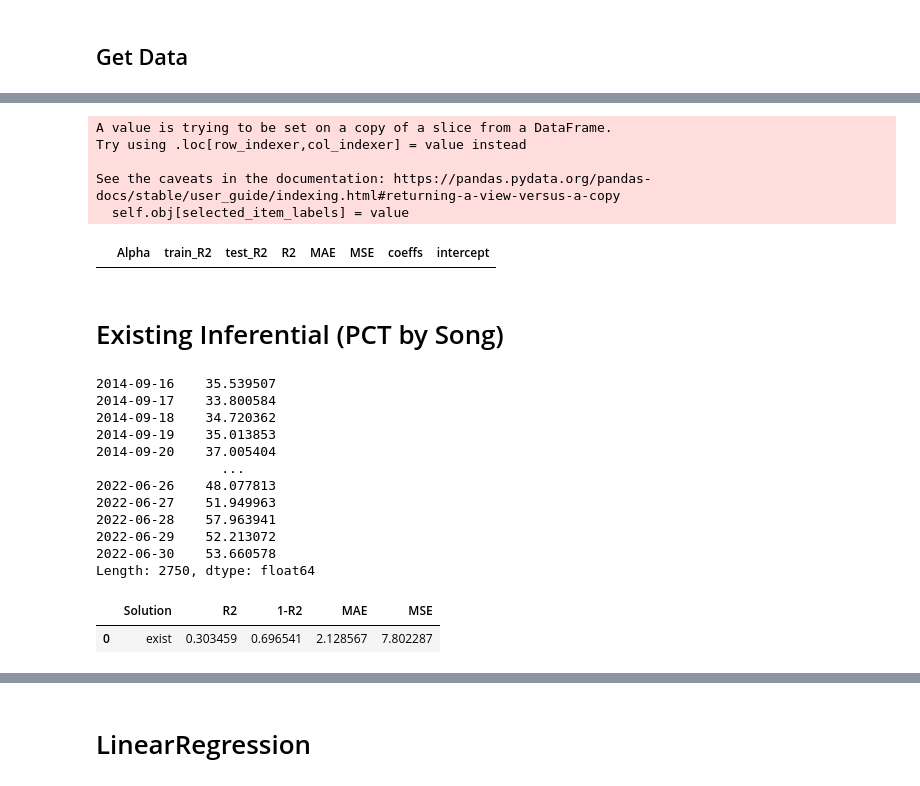
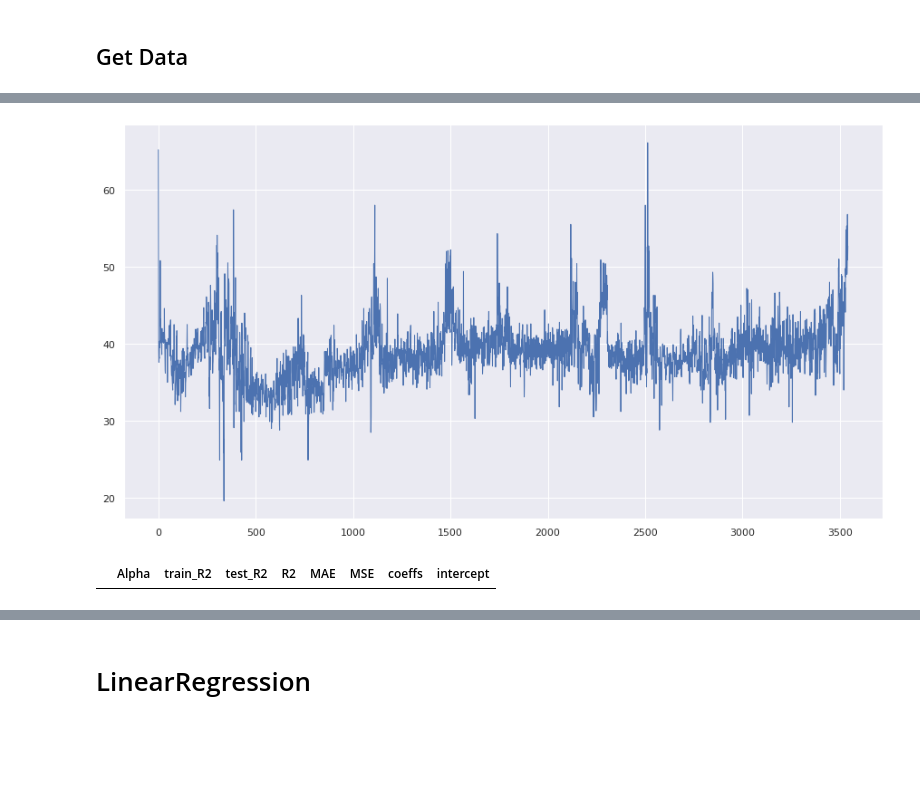
Before and after one commit to hoonzi-s/APC, a Jupyter notebook: #1ALK_213BTMRVP_R6.ipynb, the cells around one changed output, grey strips where cells are left out. Saved outputs shown, nothing was run; the diff lists cells and outputs as text; code cells hidden in the pictures; blank space fills up the shorter version.

```diff
--- a/#1ALK_213BTMRVP_R6.ipynb
+++ b/#1ALK_213BTMRVP_R6.ipynb
@@ -54,56 +55,21 @@ memory usage: 107.5+ KB
 data_origin.columns = ['RVP', 'T', 'P', 'F', 'R']
 data = data_origin[(data_origin.iloc[:, 0] < 70) & (data_origin.iloc[:, 1] > 120)]
 data['RF'] = data['R'] / data['F']
+data = data.iloc[1100:, :]
+# x = data[['T', 'P', 'F', 'R', 'RF']]
+x = data[['T', 'P', 'F', 'RF']]
+y = data['RVP']
 # data.iloc[:, 1] += 273.15     # to Absolute
 # data.iloc[:, 2] += 101.325    # to Absolute
 # lab = data.iloc[:, 0]
-# %% [output]
-A value is trying to be set on a copy of a slice from a DataFrame.
-Try using .loc[row_indexer,col_indexer] = value instead
-
-See the caveats in the documentation: https://pandas.pydata.org/pandas-docs/stable/user_guide/indexing.html#returning-a-view-versus-a-copy
-  self.obj[selected_item_labels] = value
+# %%
+plt.figure(figsize = (15, 8))
+plt.plot(np.arange(len(y)), data.RVP, lw = 1)
+plt.show()
+# %% [output]
+[figure, added]
 # %%
 results = pd.DataFrame(columns=['Alpha', 'train_R2', 'test_R2', 'R2', 'MAE', 'MSE', 'coeffs', 'intercept'])
 results
 # %% [output]
 |  | Alpha | train_R2 | test_R2 | R2 | MAE | MSE | coeffs | intercept |
-# %% [markdown]
-# Existing Inferential (PCT by Song)
-# %%
-T = data['T']
-P = data['P']/101.325
-lnP = np.log(P)
-
-exist = np.exp(51.596*(311-T*(16052-1902*lnP)/(16052-P*lnP))/(1902-T*(16052-1902*lnP)/(16052-P*lnP)))*101.325-4.50907
-exist
-# %% [output]
-2014-09-16    35.539507
-2014-09-17    33.800584
-2014-09-18    34.720362
-2014-09-19    35.013853
-2014-09-20    37.005404
-                ...
-2022-06-26    48.077813
-2022-06-27    51.949963
-2022-06-28    57.963941
-2022-06-29    52.213072
-2022-06-30    53.660578
-Length: 2750, dtype: float64
-# %%
-mae = MAE(lab, exist)
-mse = MSE(lab, exist)
-r2 = r2_score(lab, exist)   # 낮을 수록 좋은 것
-r2_inv = 1 - r2
-
-new = pd.DataFrame({'Solution': 'exist',
-                    'R2' : r2,
-                    '1-R2' : r2_inv,
-                    'MAE': mae,
-                    'MSE': mse},
-                   index = [0])
-information = pd.concat([information, new])
-new
-# %% [output]
-|  | Solution | R2 | 1-R2 | MAE | MSE |
-| 0 | exist | 0.303459 | 0.696541 | 2.128567 | 7.802287 |
```
Also changed, not shown: parts of 47 cells of this notebook.
